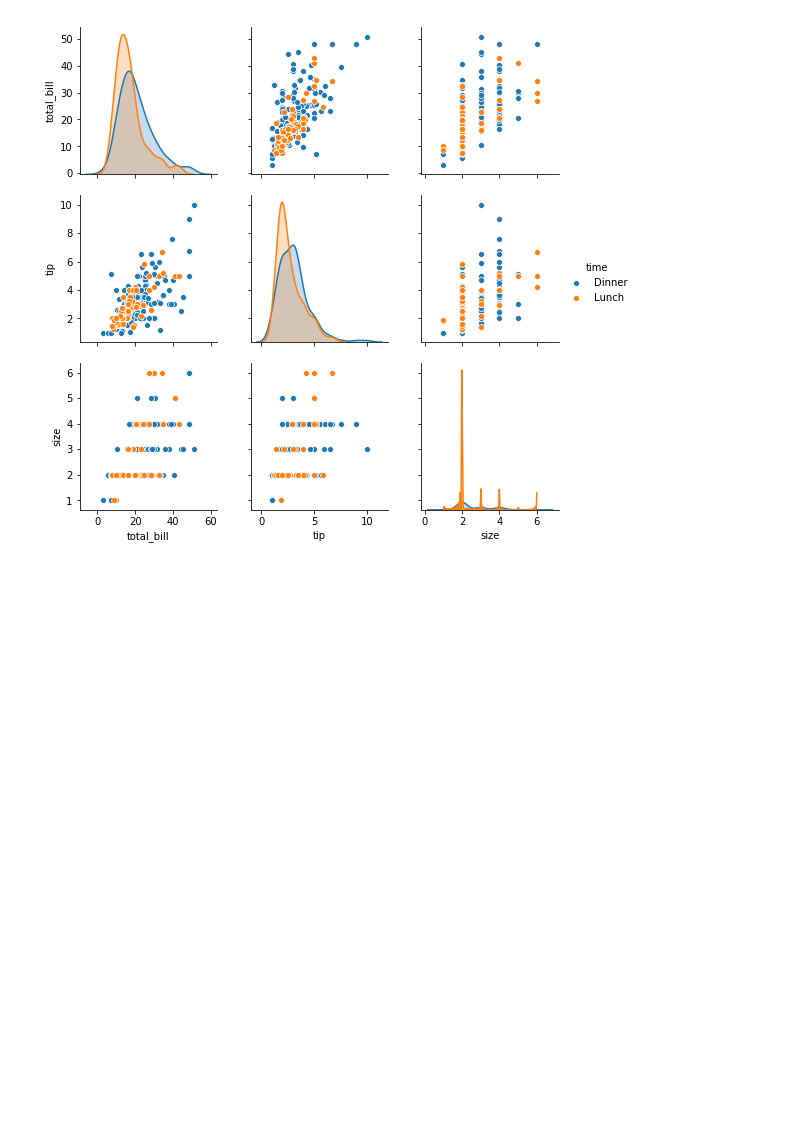
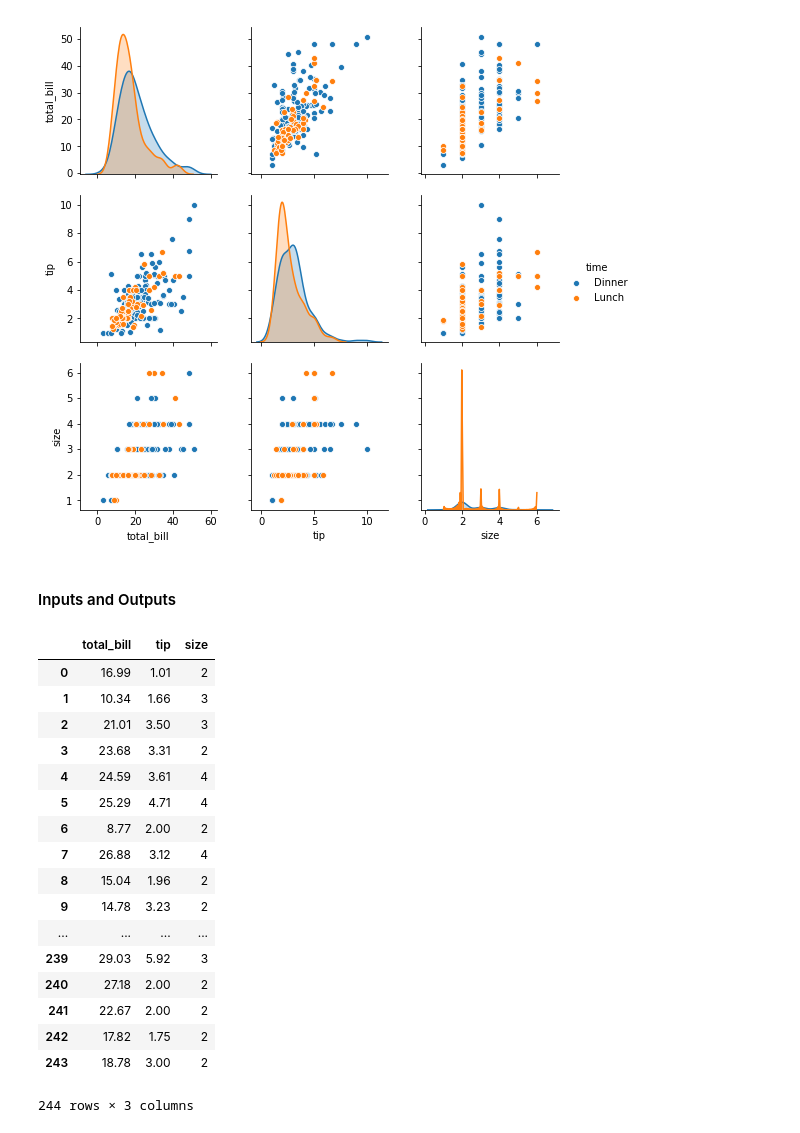
Before and after one commit to martinaobrien/FUNDAMENTALS-OF-DATA-ANALYSIS-Project-2019, a Jupyter notebook: Tips Dataset Assignment .ipynb, the cells around one changed output. Cells and saved outputs as stored; diff of their text form; code cells hidden in the pictures; blank space fills up the shorter version.

```diff
--- a/Tips Dataset Assignment .ipynb
+++ b/Tips Dataset Assignment .ipynb
@@ -1,6 +1,6 @@
 # %%
 import pandas as pd # import pandas
 # %%
-df = pd.read_csv ("https://raw.githubusercontent.com/mwaskom/seaborn-data/master/tips.csv")
+df = pd.read_csv ("https://raw.githubusercontent.com/martinaobrien/FUNDAMENTALS-OF-DATA-ANALYSIS-Project-2019/master/tips.csv")
 # importing the data set from the url with the notebook
 # %%
@@ -88,3 +88,5 @@ sns.pairplot (df, hue='time')
 # %% [output]
 <seaborn.axisgrid.PairGrid at 0x...>
 [figure]
+# %% [markdown]
+#### Inputs and Outputs
@@ -90,0 +97,24 @@ sns.pairplot (df, hue='time')
+# %%
+inputs = df [[ "total_bill", "tip" ,"size" ]]
+outputs = df [ "time"]
+# %%
+inputs
+# %% [output]
+|  | total_bill | tip | size |
+| 0 | 16.99 | 1.01 | 2 |
+| 1 | 10.34 | 1.66 | 3 |
+| 2 | 21.01 | 3.50 | 3 |
+| 3 | 23.68 | 3.31 | 2 |
+| 4 | 24.59 | 3.61 | 4 |
+| 5 | 25.29 | 4.71 | 4 |
+| 6 | 8.77 | 2.00 | 2 |
+| 7 | 26.88 | 3.12 | 4 |
+| 8 | 15.04 | 1.96 | 2 |
+| 9 | 14.78 | 3.23 | 2 |
+| ... | ... | ... | ... |
+| 239 | 29.03 | 5.92 | 3 |
+| 240 | 27.18 | 2.00 | 2 |
+| 241 | 22.67 | 2.00 | 2 |
+| 242 | 17.82 | 1.75 | 2 |
+| 243 | 18.78 | 3.00 | 2 |
+244 rows × 3 columns
```
Also changed, not shown: parts of 8 cells of this notebook.
